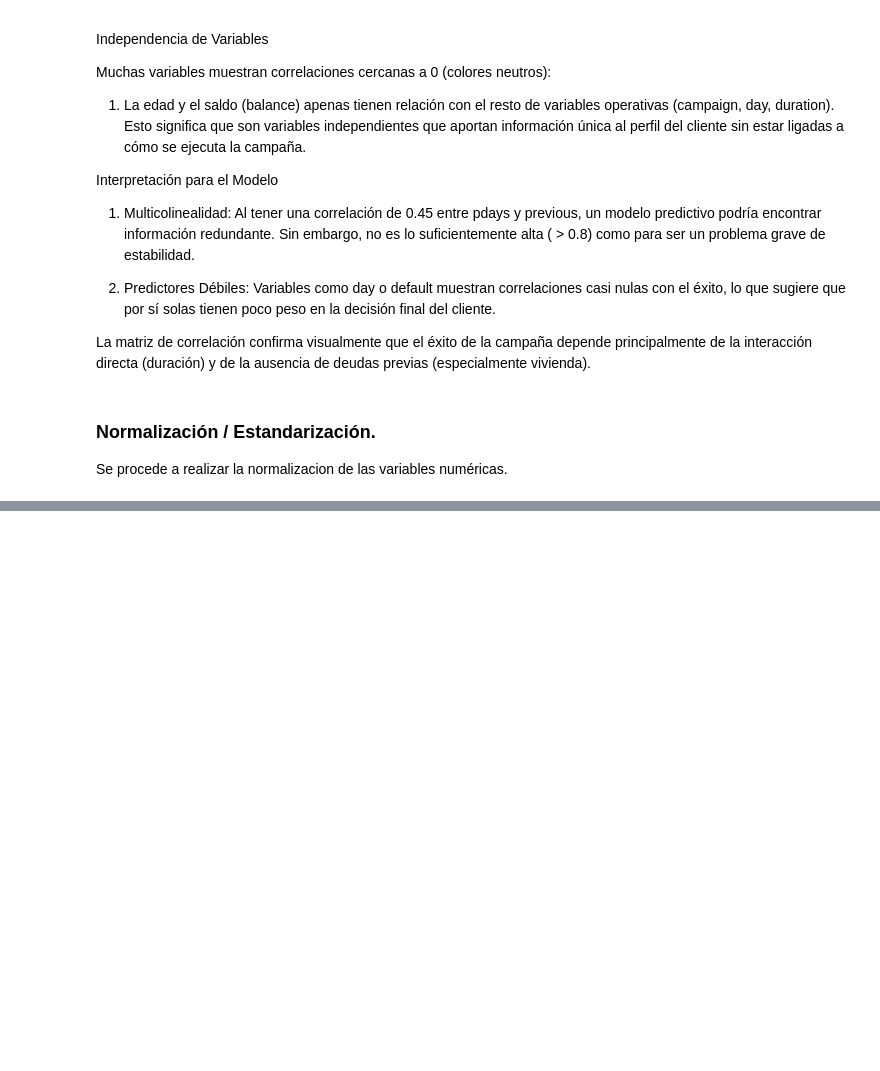
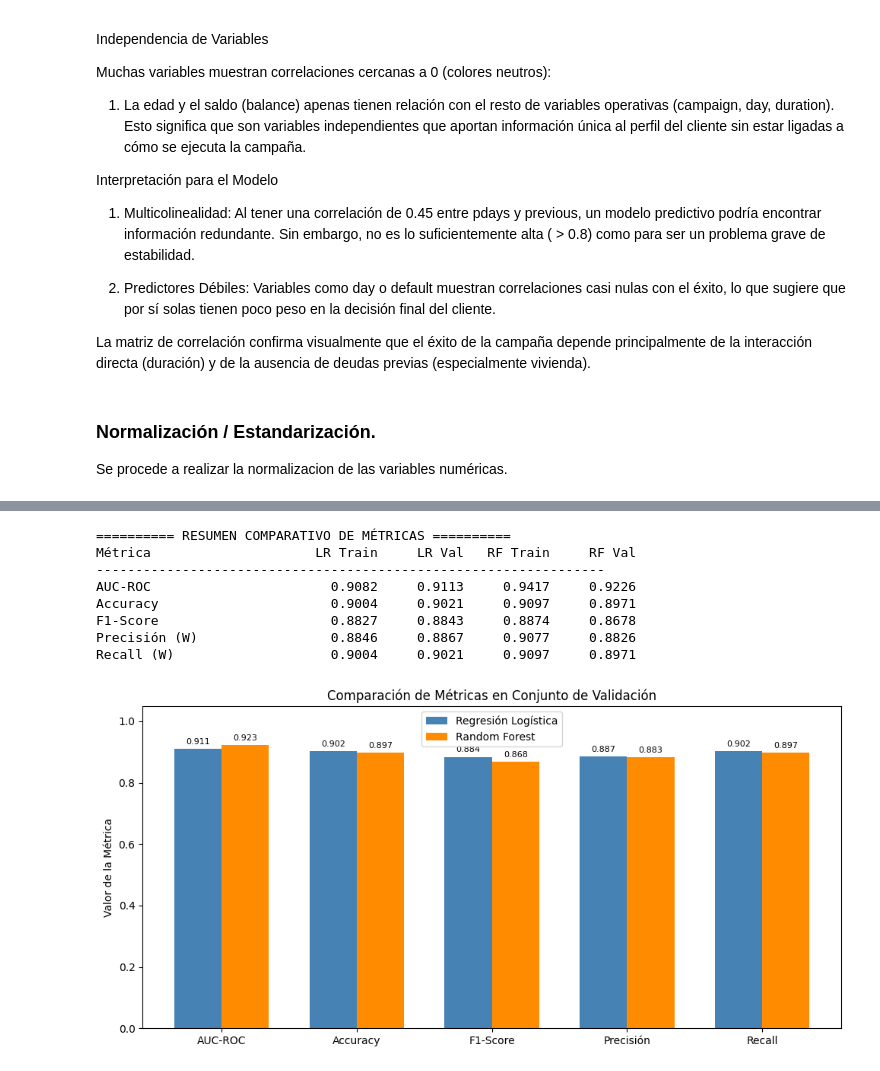
Before and after one commit to eseblanco/CiDatTecMod1, a Jupyter notebook: tarea3.ipynb, the cells around one changed output, grey strips where cells are left out. Cells and saved outputs as stored; diff of their text form; code cells hidden in the pictures; blank space fills up the shorter version.

Commit message:
- Entrenamiendo de modelos y evaluacion - Valores de conexion de BD para Roberto/Sergio

```diff
--- a/tarea3.ipynb
+++ b/tarea3.ipynb
@@ -1469,0 +1882,44 @@ Datos guardados exitosamente en la base de datos.
+# %%
+print("\n========== RESUMEN COMPARATIVO DE MÉTRICAS ==========")
+print(f"{'Métrica':<25} {'LR Train':>10} {'LR Val':>10} {'RF Train':>10} {'RF Val':>10}")
+print("-" * 65)
+print(f"{'AUC-ROC':<25} {train_auc_lr:>10.4f} {val_auc_lr:>10.4f} {train_auc_rf:>10.4f} {val_auc_rf:>10.4f}")
+print(f"{'Accuracy':<25} {train_acc_lr:>10.4f} {val_acc_lr:>10.4f} {train_acc_rf:>10.4f} {val_acc_rf:>10.4f}")
+print(f"{'F1-Score':<25} {train_f1_lr:>10.4f} {val_f1_lr:>10.4f} {train_f1_rf:>10.4f} {val_f1_rf:>10.4f}")
+print(f"{'Precisión (W)':<25} {train_prec_lr:>10.4f} {val_prec_lr:>10.4f} {train_prec_rf:>10.4f} {val_prec_rf:>10.4f}")
+print(f"{'Recall (W)':<25} {train_rec_lr:>10.4f} {val_rec_lr:>10.4f} {train_rec_rf:>10.4f} {val_rec_rf:>10.4f}")
+
+import matplotlib.pyplot as plt
+import numpy as np
+
+metricas = ['AUC-ROC', 'Accuracy', 'F1-Score', 'Precisión', 'Recall']
+lr_val  = [val_auc_lr,  val_acc_lr,  val_f1_lr,  val_prec_lr,  val_rec_lr]
+rf_val  = [val_auc_rf,  val_acc_rf,  val_f1_rf,  val_prec_rf,  val_rec_rf]
+
+x = np.arange(len(metricas))
+width = 0.35
+
+fig, ax = plt.subplots(figsize=(10, 5))
+bars1 = ax.bar(x - width/2, lr_val, width, label='Regresión Logística', color='steelblue')
+bars2 = ax.bar(x + width/2, rf_val, width, label='Random Forest',       color='darkorange')
+
+ax.set_ylim(0, 1.05)
+ax.set_ylabel('Valor de la Métrica')
+ax.set_title('Comparación de Métricas en Conjunto de Validación')
+ax.set_xticks(x)
+ax.set_xticklabels(metricas)
+ax.legend()
+ax.bar_label(bars1, fmt='%.3f', padding=3, fontsize=8)
+ax.bar_label(bars2, fmt='%.3f', padding=3, fontsize=8)
+plt.tight_layout()
+plt.show()
+# %% [output]
+========== RESUMEN COMPARATIVO DE MÉTRICAS ==========
+Métrica                     LR Train     LR Val   RF Train     RF Val
+-----------------------------------------------------------------
+AUC-ROC                       0.9082     0.9113     0.9417     0.9226
+Accuracy                      0.9004     0.9021     0.9097     0.8971
+F1-Score                      0.8827     0.8843     0.8874     0.8678
+Precisión (W)                 0.8846     0.8867     0.9077     0.8826
+Recall (W)                    0.9004     0.9021     0.9097     0.8971
+[figure, added]
```
Also changed, not shown: parts of 35 cells of this notebook.
